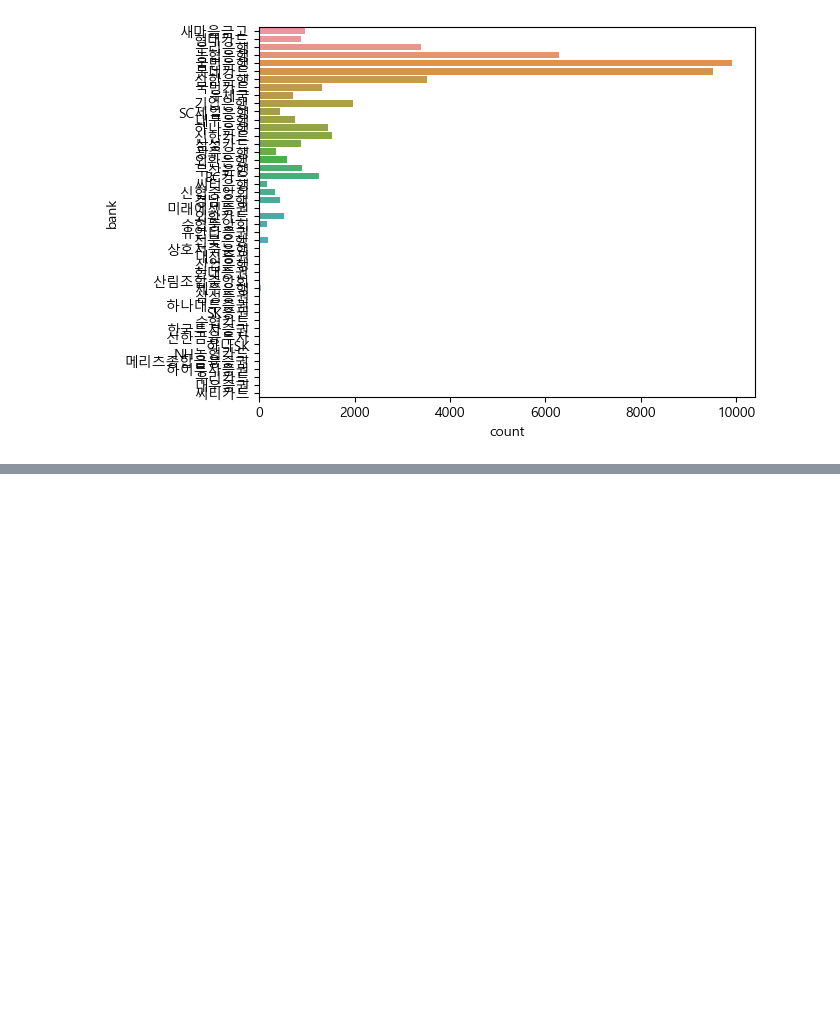
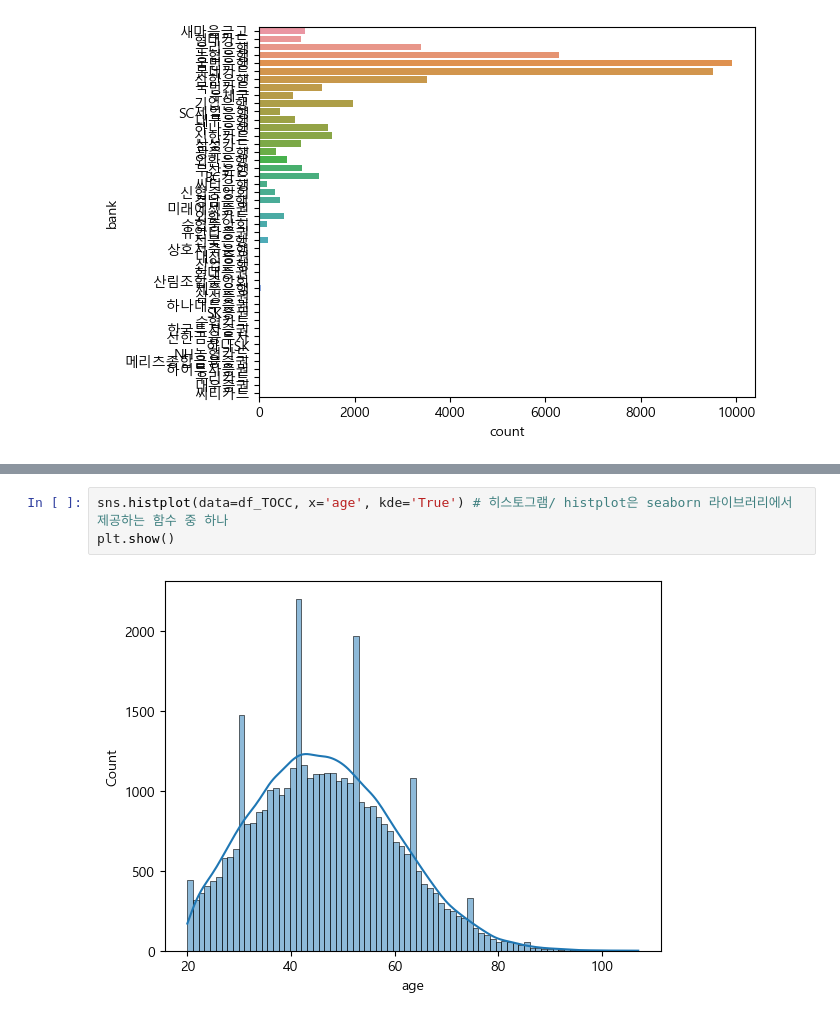
Before and after one commit to araya1203/study_data_analytics, a Jupyter notebook: codes/visuallizations/UsingChart_TypeOfContractChannel.ipynb, the cells around one changed output, grey strips where cells are left out. Saved outputs shown, nothing was run; the diff lists cells and outputs as text; blank space fills up the shorter version.

```diff
--- a/codes/visuallizations/UsingChart_TypeOfContractChannel.ipynb
+++ b/codes/visuallizations/UsingChart_TypeOfContractChannel.ipynb
@@ -124,0 +125,5 @@ AttributeError: module 'seaborn' has no attribute 'coutplot'
+# %%
+sns.histplot(data=df_TOCC, x='age', kde='True') # 히스토그램/ histplot은 seaborn 라이브러리에서 제공하는 함수 중 하나
+plt.show()
+# %% [output]
+[figure, added]
```
Also changed, not shown: parts of 6 cells of this notebook, 3 other files.
